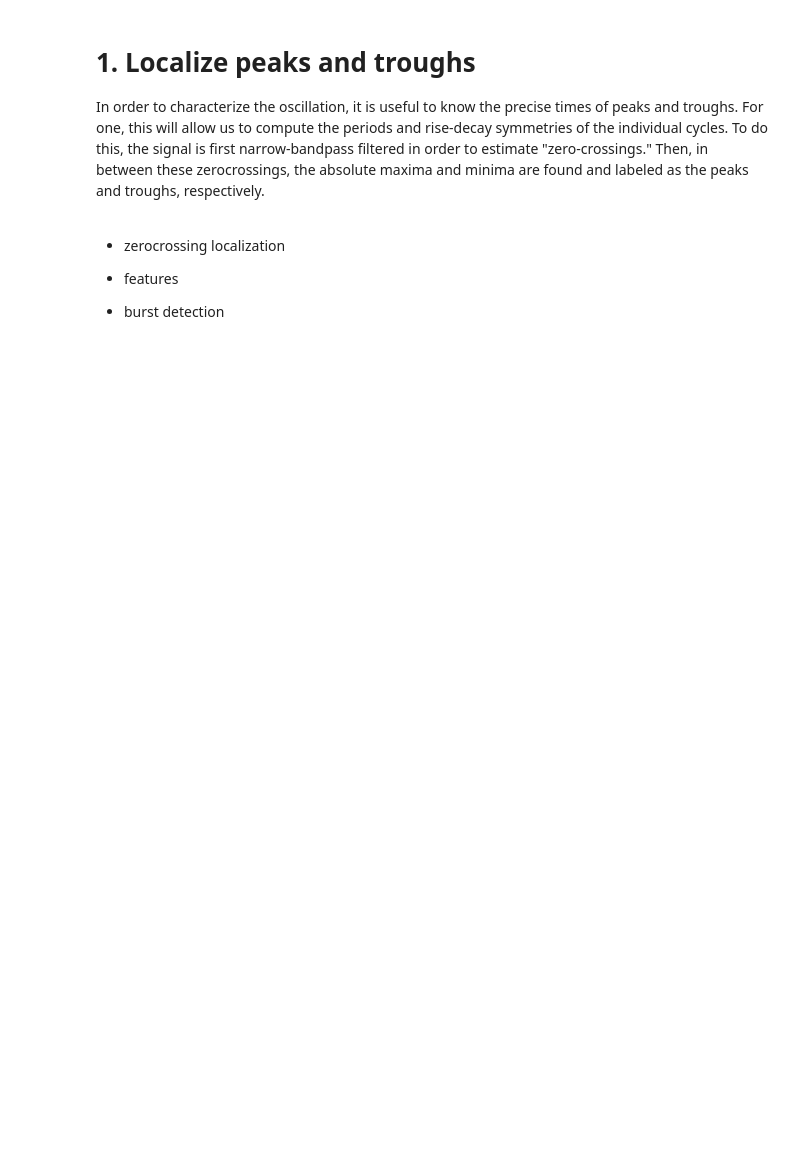
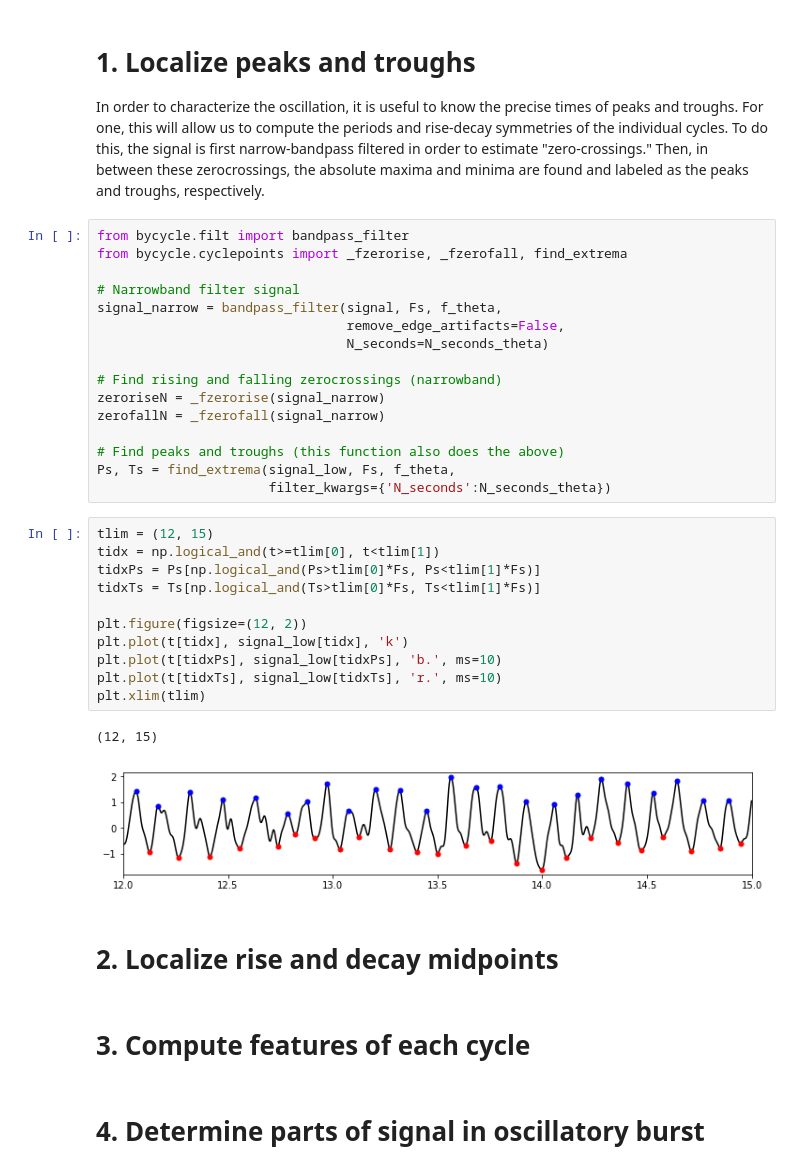
Before and after one commit to bycycle-tools/bycycle, a Jupyter notebook: tutorials/1_Cycle-by-cycle algorithm.ipynb, the cells around one changed output. Saved outputs shown, nothing was run; the diff lists cells and outputs as text; blank space fills up the shorter version.

Commit message:
peak and trough localization tutorial

```diff
--- a/tutorials/1_Cycle-by-cycle algorithm.ipynb
+++ b/tutorials/1_Cycle-by-cycle algorithm.ipynb
@@ -41,9 +43,39 @@ plt.xlim(tlim)
 # %% [markdown]
 # 1. Localize peaks and troughs
 In order to characterize the oscillation, it is useful to know the precise times of peaks and troughs. For one, this will allow us to compute the periods and rise-decay symmetries of the individual cycles. To do this, the signal is first narrow-bandpass filtered in order to estimate "zero-crossings." Then, in between these zerocrossings, the absolute maxima and minima are found and labeled as the peaks and troughs, respectively.
-# %% [markdown]
-* zerocrossing localization
-
-* features
-
-* burst detection
+# %%
+from bycycle.filt import bandpass_filter
+from bycycle.cyclepoints import _fzerorise, _fzerofall, find_extrema
+
+# Narrowband filter signal
+signal_narrow = bandpass_filter(signal, Fs, f_theta,
+                                remove_edge_artifacts=False,
+                                N_seconds=N_seconds_theta)
+
+# Find rising and falling zerocrossings (narrowband)
+zeroriseN = _fzerorise(signal_narrow)
+zerofallN = _fzerofall(signal_narrow)
+
+# Find peaks and troughs (this function also does the above)
+Ps, Ts = find_extrema(signal_low, Fs, f_theta,
+                      filter_kwargs={'N_seconds':N_seconds_theta})
+# %%
+tlim = (12, 15)
+tidx = np.logical_and(t>=tlim[0], t<tlim[1])
+tidxPs = Ps[np.logical_and(Ps>tlim[0]*Fs, Ps<tlim[1]*Fs)]
+tidxTs = Ts[np.logical_and(Ts>tlim[0]*Fs, Ts<tlim[1]*Fs)]
+
+plt.figure(figsize=(12, 2))
+plt.plot(t[tidx], signal_low[tidx], 'k')
+plt.plot(t[tidxPs], signal_low[tidxPs], 'b.', ms=10)
+plt.plot(t[tidxTs], signal_low[tidxTs], 'r.', ms=10)
+plt.xlim(tlim)
+# %% [output]
+(12, 15)
+[figure, added]
+# %% [markdown]
+# 2. Localize rise and decay midpoints
+# %% [markdown]
+# 3. Compute features of each cycle
+# %% [markdown]
+# 4. Determine parts of signal in oscillatory burst
```
Also changed, not shown: parts of 1 cell of this notebook, 1 other file.
